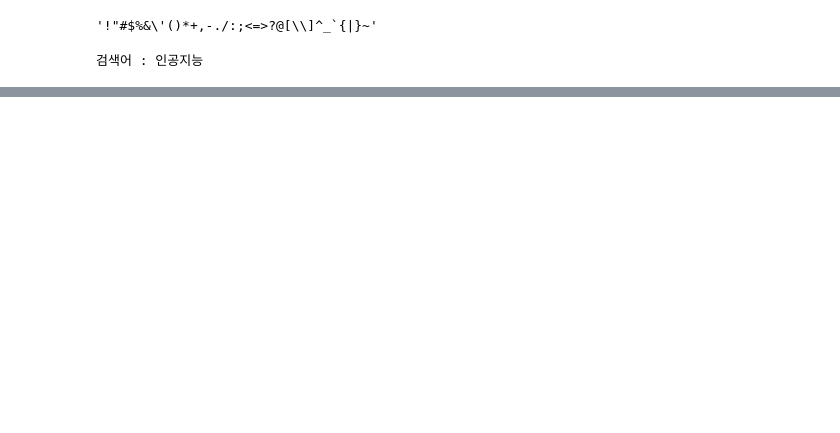
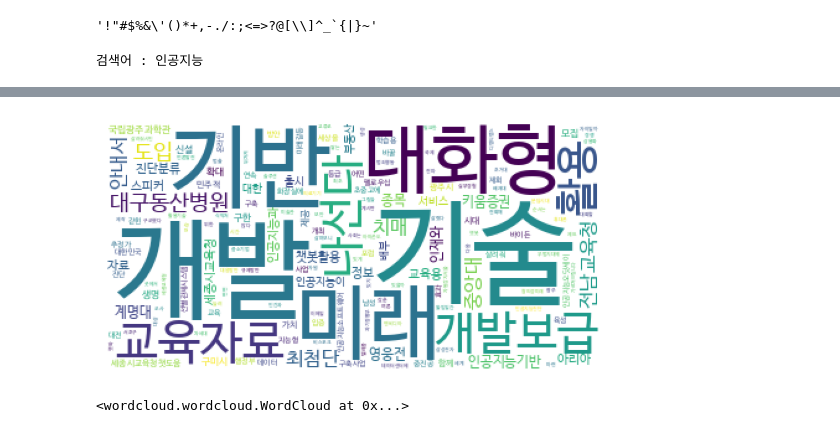
Before and after one commit to leekyuyoung20230313/pythone, a Jupyter notebook: 크롤링/데이터수집API.ipynb, the cells around one changed output, grey strips where cells are left out. Cells and saved outputs as stored; diff of their text form; code cells hidden in the pictures; blank space fills up the shorter version.

```diff
--- a/크롤링/데이터수집API.ipynb
+++ b/크롤링/데이터수집API.ipynb
@@ -147,0 +169,11 @@ sns.barplot(data= pd.DataFrame(new_world_list), x= 0, y=1)
+# %%
+from wordcloud import WordCloud
+wc = WordCloud(background_color='white', font_path = "NanumBarunGothic")
+cloud = wc.generate_from_frequencies(dict(word_list_cnt[1:]))
+plt.imshow(cloud)
+plt.axis('off')
+plt.show()
+cloud.to_file('./navercloud.jpg')
+# %% [output]
+[figure, added]
+<wordcloud.wordcloud.WordCloud at 0x...>
```
Also changed, not shown: parts of 8 cells of this notebook, 2 other files.
